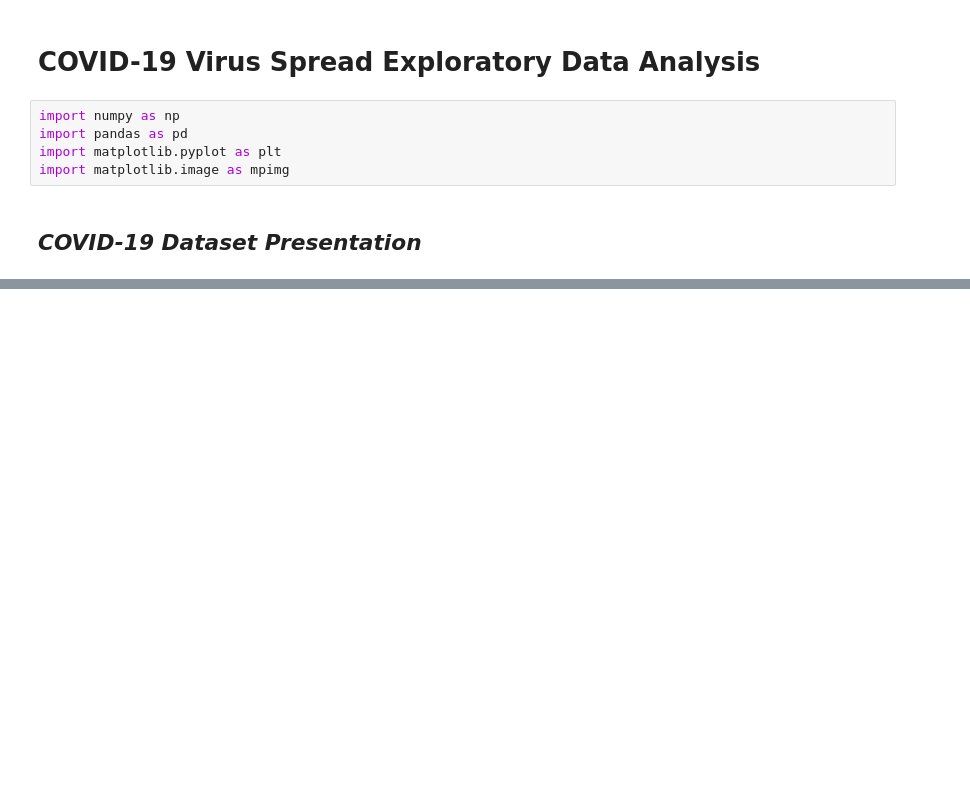
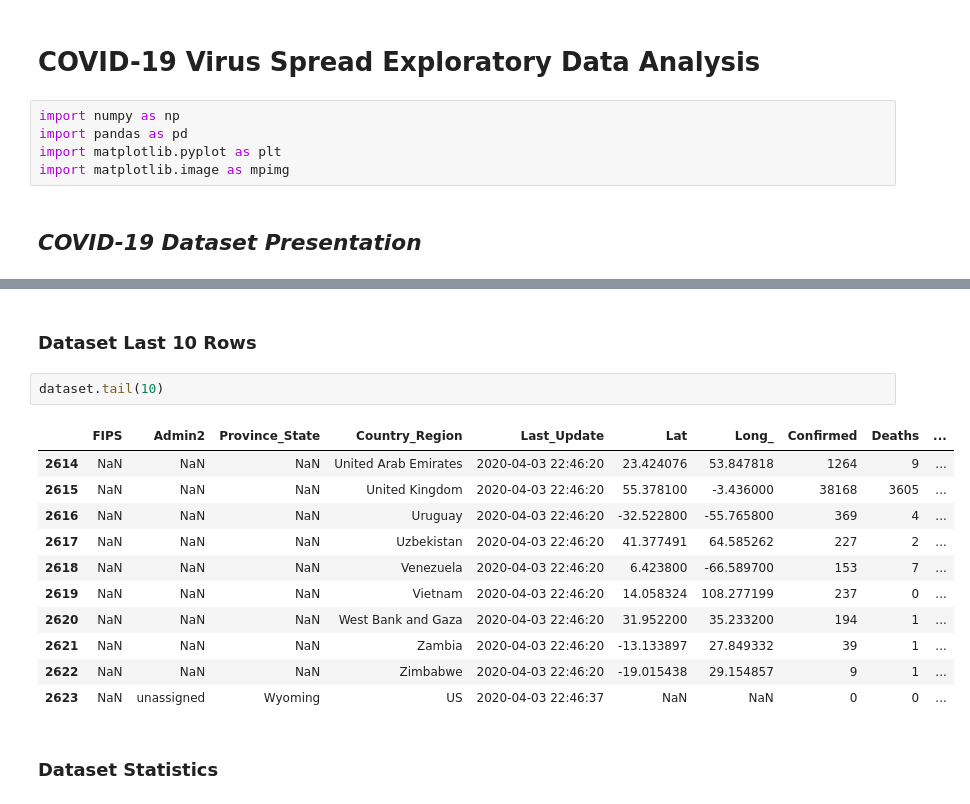
Before and after one commit to trabdlkarim/comu-ce-summer-internship, a Jupyter notebook: ipynb/ASSN4_2020-08-10.ipynb, the cells around one changed output, grey strips where cells are left out. Saved outputs shown, nothing was run; the diff lists cells and outputs as text; blank space fills up the shorter version.

```diff
--- a/ipynb/ASSN4_2020-08-10.ipynb
+++ b/ipynb/ASSN4_2020-08-10.ipynb
@@ -37,0 +106,18 @@ It is an excellent database for people who want to try learning techniques of da
+# %% [markdown]
+### Dataset Last 10 Rows
+# %%
+dataset.tail(10)
+# %% [output]
+|  | FIPS | Admin2 | Province_State | Country_Region | Last_Update | Lat | Long_ | Confirmed | Deaths | ... |
+| 2614 | NaN | NaN | NaN | United Arab Emirates | 2020-04-03 22:46:20 | 23.424076 | 53.847818 | 1264 | 9 | ... |
+| 2615 | NaN | NaN | NaN | United Kingdom | 2020-04-03 22:46:20 | 55.378100 | -3.436000 | 38168 | 3605 | ... |
+| 2616 | NaN | NaN | NaN | Uruguay | 2020-04-03 22:46:20 | -32.522800 | -55.765800 | 369 | 4 | ... |
+| 2617 | NaN | NaN | NaN | Uzbekistan | 2020-04-03 22:46:20 | 41.377491 | 64.585262 | 227 | 2 | ... |
+| 2618 | NaN | NaN | NaN | Venezuela | 2020-04-03 22:46:20 | 6.423800 | -66.589700 | 153 | 7 | ... |
+| 2619 | NaN | NaN | NaN | Vietnam | 2020-04-03 22:46:20 | 14.058324 | 108.277199 | 237 | 0 | ... |
+| 2620 | NaN | NaN | NaN | West Bank and Gaza | 2020-04-03 22:46:20 | 31.952200 | 35.233200 | 194 | 1 | ... |
+| 2621 | NaN | NaN | NaN | Zambia | 2020-04-03 22:46:20 | -13.133897 | 27.849332 | 39 | 1 | ... |
+| 2622 | NaN | NaN | NaN | Zimbabwe | 2020-04-03 22:46:20 | -19.015438 | 29.154857 | 9 | 1 | ... |
+| 2623 | NaN | unassigned | Wyoming | US | 2020-04-03 22:46:37 | NaN | NaN | 0 | 0 | ... |
+# %% [markdown]
+### Dataset Statistics
```
Also changed, not shown: parts of 46 cells of this notebook.
